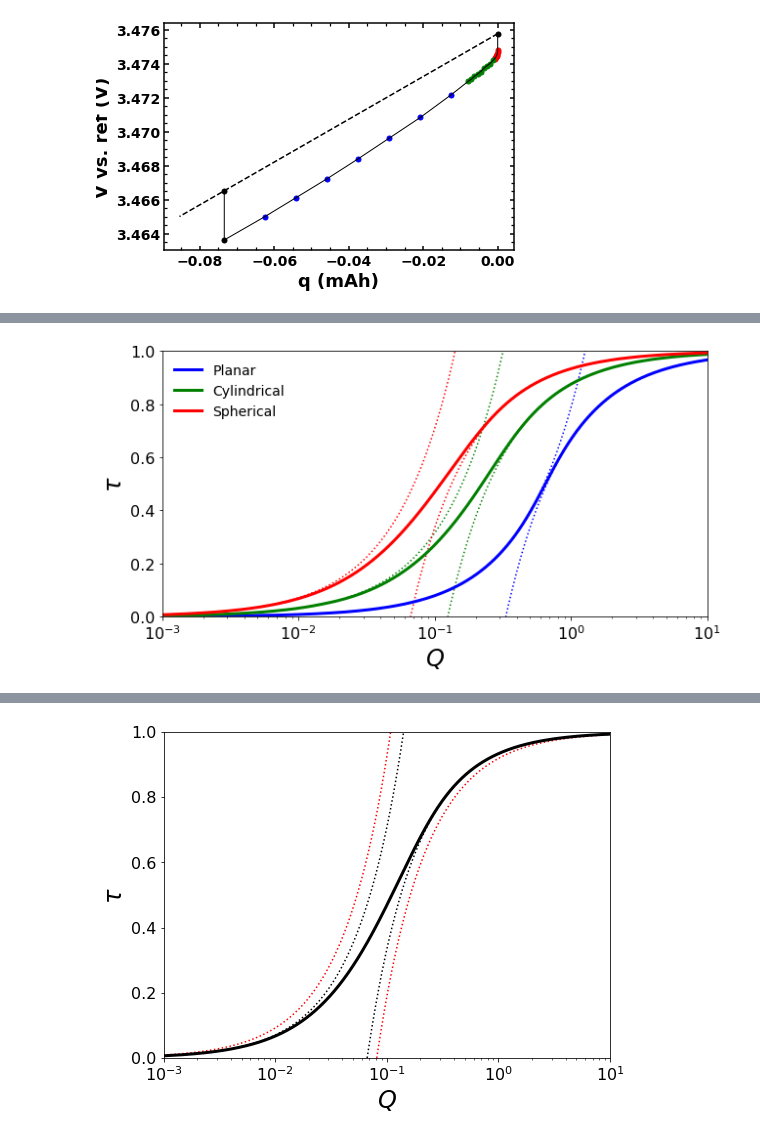
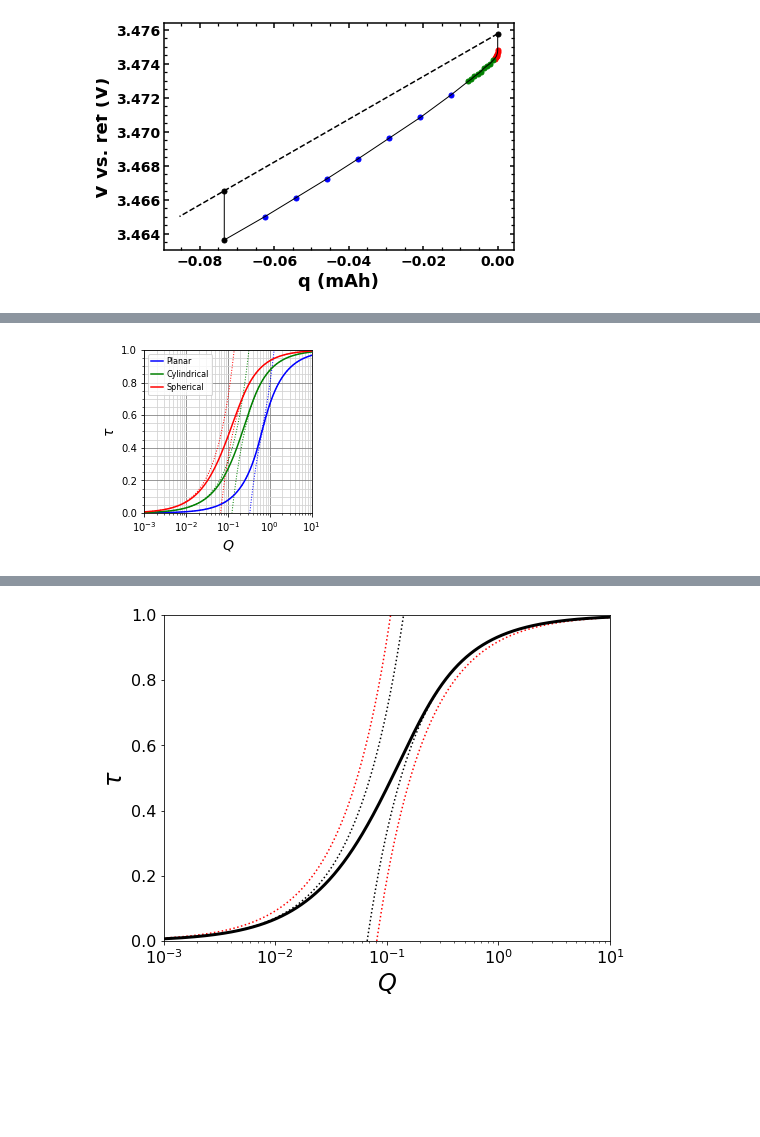
Before and after one commit to mmemcormier/amid, a Jupyter notebook: test_IRfit.ipynb, the cells around one changed output, grey strips where cells are left out. Drawn from its saved outputs; the diff is of its cells as text; code cells hidden in the pictures; blank space fills up the shorter version.

```diff
--- a/test_IRfit.ipynb
+++ b/test_IRfit.ipynb
@@ -7,3 +1,24 @@ import matplotlib.pyplot as plt
+# %%
+import pandas as pd
+import numpy as np
+from scipy.optimize import curve_fit, fsolve
+from scipy.special import jv
+from amidr import AMIDR
+from pathlib import Path
+import matplotlib.pyplot as plt
+import matplotlib.ticker as ticker
+
+plt.rc('lines', markersize = 3, linewidth = 0.75)
+plt.rc('axes', grid = True, labelsize = 14)
+plt.rc('axes.grid', which = 'both')
+plt.rc('grid', color = 'grey')
+plt.rc('xtick.minor', bottom = True, top = False)
+plt.rc('ytick.minor', left = True, right = False)
+plt.rc('xtick', bottom = True, top = False, direction = 'out', labelsize = 10)
+plt.rc('ytick', left = True, right = False, direction = 'out', labelsize = 10)
+plt.rc('legend', frameon = False, fontsize = 10, columnspacing = 1.0, handletextpad = 0.5, handlelength = 1.4)
+plt.rc('errorbar', capsize = 2)
+plt.rc('savefig', dpi = 300)
 # %%
 alphas = []
 nalpha = 150
@@ -271,12 +285,7 @@ plt.ylim([0, 1])
 nQ = 1000
 Q_arr = np.logspace(-3, 1, nQ)
 
-plt.rc('axes', labelsize=24)
-plt.rc('xtick', labelsize=16)
-plt.rc('ytick', labelsize=16)
-plt.rc('legend', fontsize=16)
-
-plt.figure(figsize = (10, 5))
+plt.figure(figsize = (3, 3))
 
 pitau_sol = np.zeros(len(Q_arr))
 citau_sol = np.zeros(len(Q_arr))
@@ -317,39 +326,44 @@ for Q in range(len(Q_arr)):
     if ptau_sol[Q] < 0:
         ptau_sol[Q] = 0
     elif ptau_sol[Q] > pitau_sol[Q]:
         ptau_sol[Q] = pitau_sol[Q]
     ctau_sol[Q] = fsolve(cfunc, tau_guess, factor=1.)
     if ctau_sol[Q] < 0:
         ctau_sol[Q] = 0
     elif ctau_sol[Q] > citau_sol[Q]:
         ctau_sol[Q] = citau_sol[Q]
     stau_sol[Q] = fsolve(sfunc, tau_guess, factor=1.)
     if stau_sol[Q] < 0:
         stau_sol[Q] = 0
     elif stau_sol[Q] > sitau_sol[Q]:
         stau_sol[Q] = sitau_sol[Q]
 
 plt.semilogx(Q_arr, pitau_sol, ':b')
 plt.semilogx(Q_arr, citau_sol, ':g')
 plt.semilogx(Q_arr, sitau_sol, ':r')
 
 plt.semilogx(Q_arr, pftau_sol, ':b')
 plt.semilogx(Q_arr, cftau_sol, ':g')
 plt.semilogx(Q_arr, sftau_sol, ':r')
 
-plt.semilogx(Q_arr, ptau_sol, '-b', linewidth=3, label="Planar")
-plt.semilogx(Q_arr, ctau_sol, '-g', linewidth=3, label="Cylindrical")
-plt.semilogx(Q_arr, stau_sol, '-r', linewidth=3, label="Spherical")
+plt.semilogx(Q_arr, ptau_sol, '-b', linewidth=1.5, label="Planar")
+plt.semilogx(Q_arr, ctau_sol, '-g', linewidth=1.5, label="Cylindrical")
+plt.semilogx(Q_arr, stau_sol, '-r', linewidth=1.5, label="Spherical")
 
 plt.xlim([1e-3, 1e1])
 plt.ylim([0, 1])
 
-plt.xlabel('$Q$', fontsize = 24)
-plt.ylabel('$τ$', fontsize = 24)
+plt.gca().xaxis.set_minor_locator(ticker.LogLocator(subs = np.arange(1.0, 10.0) * 0.1, numticks = 10))
+plt.gca().xaxis.set_major_locator(ticker.LogLocator(numticks = 10))
+plt.gca().yaxis.set_minor_locator(ticker.AutoMinorLocator())
+plt.gca().grid(which = 'minor', color = 'lightgrey')
 
-plt.legend(fontsize="14", frameon=False)
+plt.xlabel('$Q$')
+plt.ylabel('$τ$')
+
+plt.legend(fontsize = 8, frameon = True)
 plt.savefig('fig3.png', bbox_inches="tight")
 # %% [output]
-[figure, old version]
+[figure, new version]
 # %%
 #Figure 4
```
Also changed, not shown: parts of 5 cells of this notebook, 7 other files.
